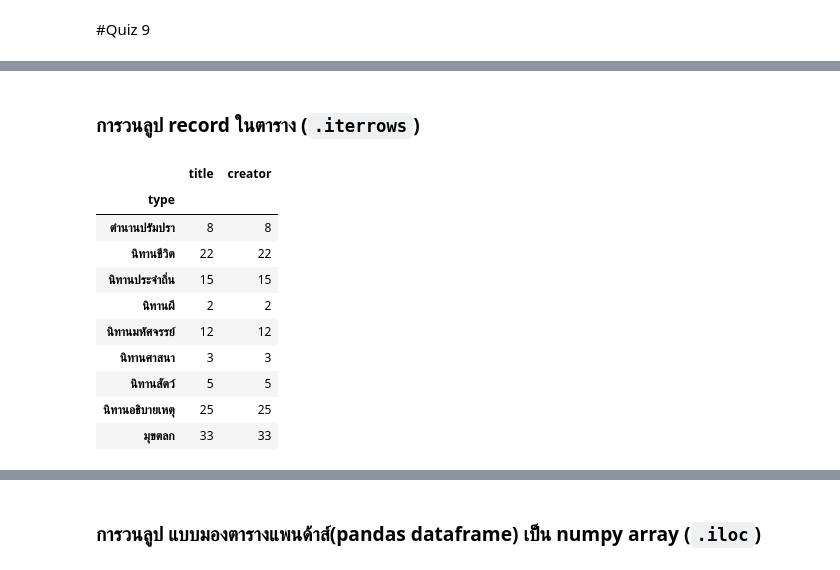
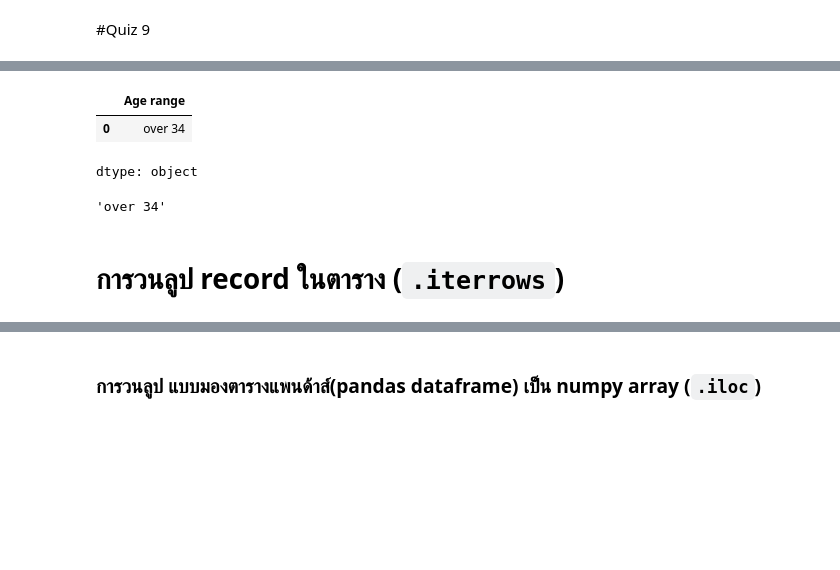
Before and after one commit to bamSirikorn/dataviz2025, a Jupyter notebook: สิริกรPandas_101_2025.ipynb, the cells around one changed output, grey strips where cells are left out. Cells and saved outputs as stored; diff of their text form; code cells hidden in the pictures; blank space fills up the shorter version.

````diff
--- a/สิริกรPandas_101_2025.ipynb
+++ b/สิริกรPandas_101_2025.ipynb
@@ -741,2 +725,12 @@ rows_missing_age_range
+# %%
+stopandsearch_df['Age range'].mode()
+# %% [output]
+|  | Age range |
+| 0 | over 34 |
+dtype: object
+# %%
+stopandsearch_df['Age range'].mode().iloc[0]
+# %% [output]
+'over 34'
 # %% [markdown]
-### การวนลูป record ในตาราง  (```.iterrows```)
+# การวนลูป record ในตาราง  (```.iterrows```)
@@ -745,14 +736,0 @@ this_data = folk_df[['title','type','creator']].dropna()
-# %%
-this_data.groupby('type').count()
-# %% [output]
-|  | title | creator |
-| type |  |  |
-| ตำนานปรัมปรา | 8 | 8 |
-| นิทานชีวิต | 22 | 22 |
-| นิทานประจำถิ่น | 15 | 15 |
-| นิทานผี | 2 | 2 |
-| นิทานมหัศจรรย์ | 12 | 12 |
-| นิทานศาสนา | 3 | 3 |
-| นิทานสัตว์ | 5 | 5 |
-| นิทานอธิบายเหตุ | 25 | 25 |
-| มุขตลก | 33 | 33 |
````
Also changed, not shown: parts of 18 cells of this notebook.
